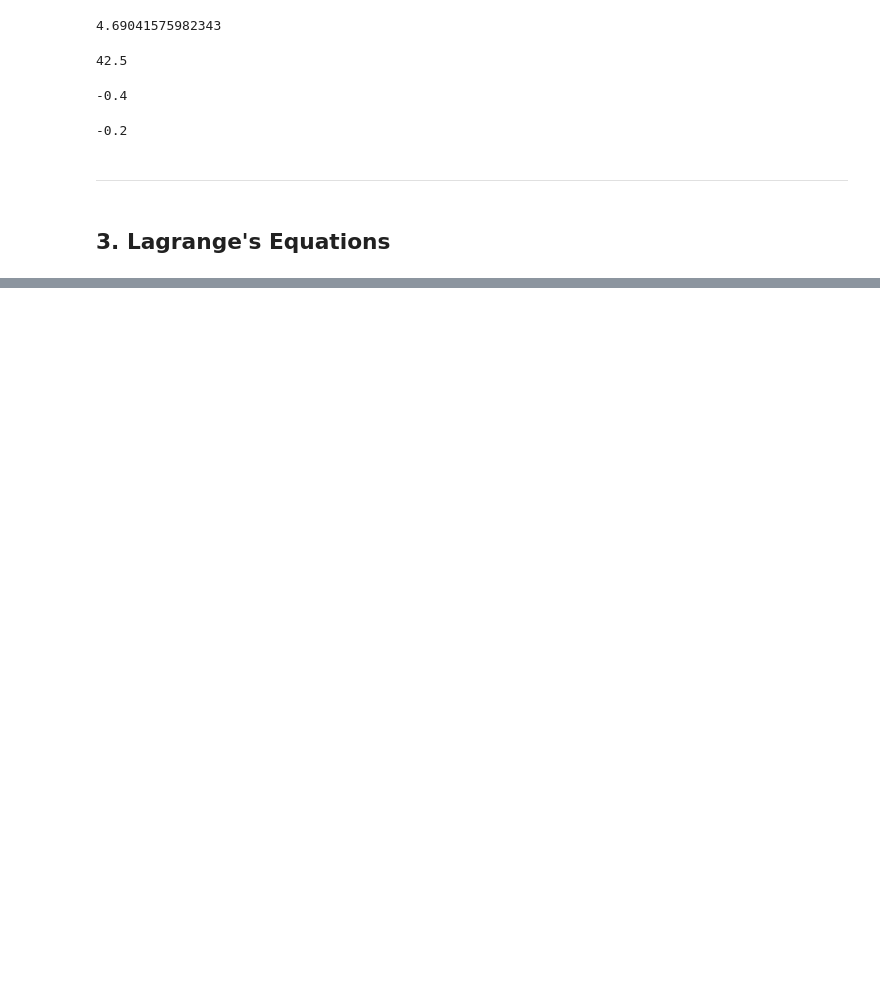
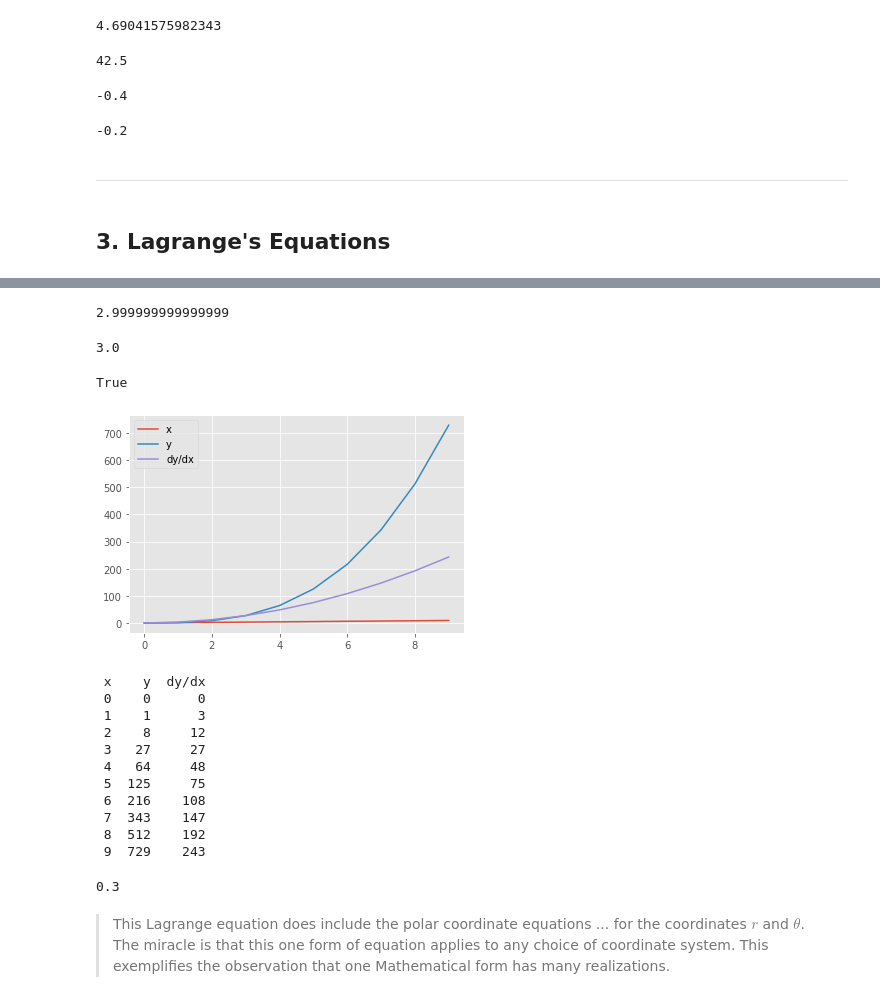
Before and after one commit to James-G-Hill/Sympy-Companion-to-Mathematics-Form-and-Function, a Jupyter notebook: Chapter 9.ipynb, the cells around one changed output, grey strips where cells are left out. Cells and saved outputs as stored; diff of their text form; code cells hidden in the pictures; blank space fills up the shorter version.

Commit message:
Finished section on Lagrange's equations

```diff
--- a/Chapter 9.ipynb
+++ b/Chapter 9.ipynb
@@ -264,0 +341,66 @@ print(potential(1, 5))
+# %%
+def kinetic_energy_1(m, x_vel, y_vel):
+    return .5 * m * (x_vel**2 + y_vel**2)
+
+tmp_x_vel = x_vel(1, r_vel, .25, theta_vel)
+tmp_y_vel = y_vel(1, r_vel, .25, theta_vel)
+
+T1 = kinetic_energy_1(3, tmp_x_vel, tmp_y_vel)
+print(T1)
+# %% [output]
+2.999999999999999
+# %%
+def kinetic_energy_2(m, r, theta_vel, r_vel):
+    return .5 * m * (r**2 * theta_vel**2 + r_vel**2)
+
+T2 = kinetic_energy_2(3, 1, theta_vel, r_vel)
+print(T2)
+# %% [output]
+3.0
+# %%
+np.isclose(T1, T2)
+# %% [output]
+True
+# %%
+n = 3
+rng = range(0, 10)
+
+dic = {
+    'x' : [x for x in rng],
+    'y' : [x**n for x in rng],
+    'dy/dx' : [n * (x**(n-1)) for x in rng]
+}
+
+df = pd.DataFrame(dic)
+
+plt.style.use('ggplot')
+plt.plot(df)
+plt.legend(df.columns)
+plt.show()
+print(df.to_string(index = False))
+# %% [output]
+[figure, added]
+ x    y  dy/dx
+ 0    0      0
+ 1    1      3
+ 2    8     12
+ 3   27     27
+ 4   64     48
+ 5  125     75
+ 6  216    108
+ 7  343    147
+ 8  512    192
+ 9  729    243
+# %%
+def lagrange_equation(k_energy, q_loc, q_vel):
+    """ The Lagrange equation with kinetic energy for coordinate q. """
+    partial_derivative_q_vel = k_energy / q_vel
+    partial_derivative_q_loc = k_energy / q_loc
+    Qq = partial_derivative_q_vel - partial_derivative_q_loc
+    return Qq
+
+print(lagrange_equation(1, 5, 2))
+# %% [output]
+0.3
+# %% [markdown]
+> This Lagrange equation does include the polar coordinate equations ... for the coordinates $r$ and $\theta$. The miracle is that this one form of equation applies to any choice of coordinate system. This exemplifies the observation that one Mathematical form has many realizations.
```
Also changed, not shown: parts of 10 cells of this notebook.
